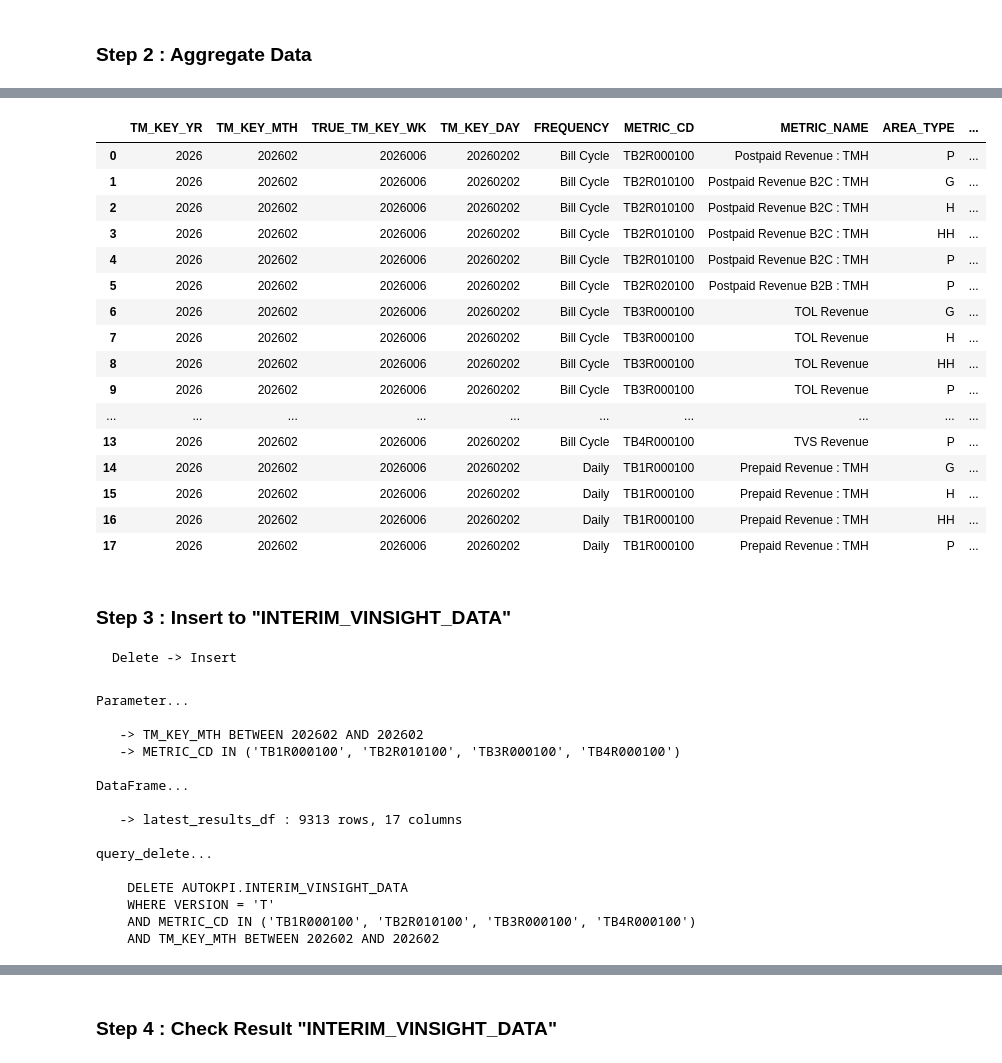
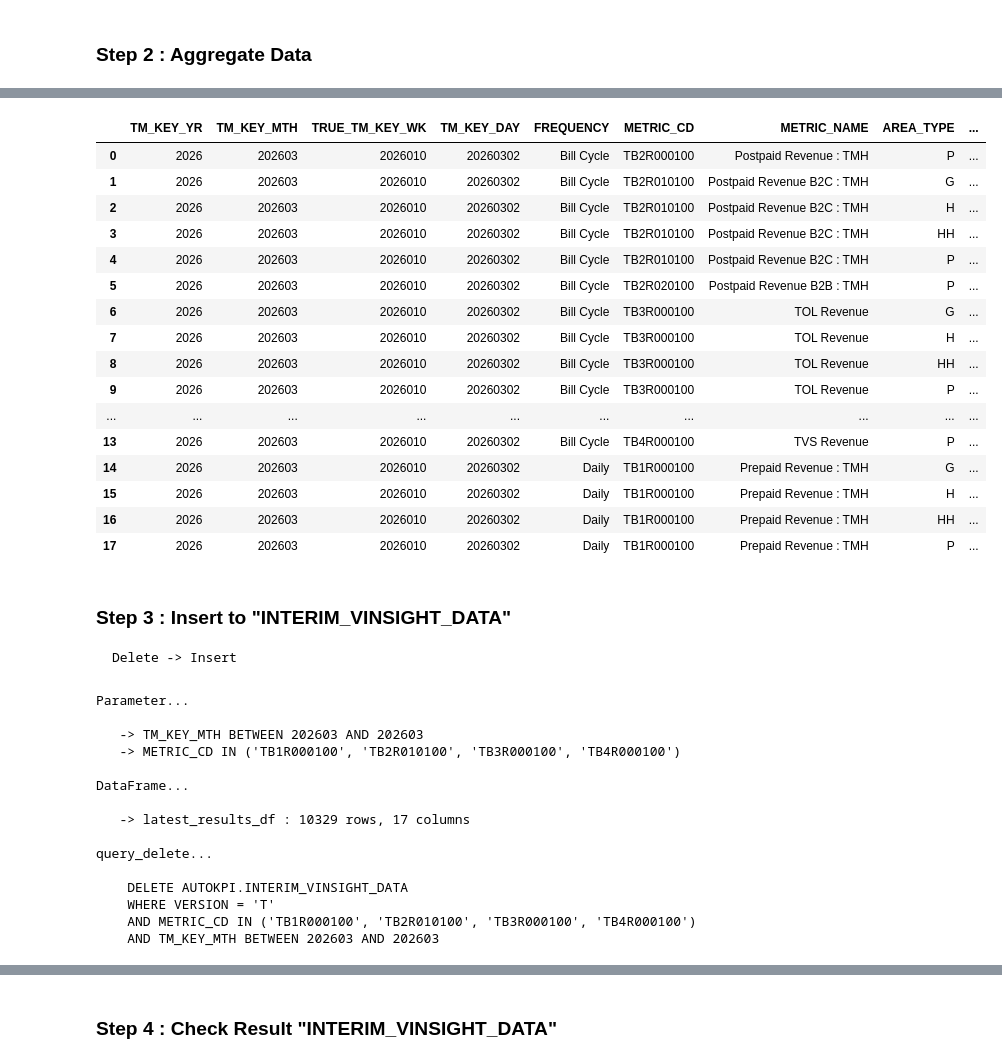
Before and after one commit to ruzlim/Jupyter, a Jupyter notebook: ETL/Target/Target Revenue TRUE.ipynb, the cells around one changed output, grey strips where cells are left out. Saved outputs shown, nothing was run; the diff lists cells and outputs as text; code cells hidden in the pictures.

```diff
--- a/ETL/Target/Target Revenue TRUE.ipynb
+++ b/ETL/Target/Target Revenue TRUE.ipynb
@@ -171,7 +171,7 @@ bill_cycle_df = bill_cycle_df[bill_cycle_cols]
 
 ''' Filter '''
 raw_df = src_df.copy()
-raw_df = raw_df.loc[raw_df['TM_KEY_MTH']==202602]
+raw_df = raw_df.loc[raw_df['TM_KEY_MTH']==202603]
 # raw_df = raw_df.loc[raw_df['TM_KEY_MTH']>=202510]
 # raw_df = raw_df.loc[raw_df['METRIC_CD']=='TB1R000100'] #Prepaid Revenue : TMH
 # raw_df = raw_df.loc[raw_df['TM_KEY_MTH'].isin([202501, 202502, 202503])]
@@ -406,33 +406,33 @@ latest_results_df.tail(3)
 # %%
-sample_daily_df = latest_results_df.loc[latest_results_df['TM_KEY_DAY']==20260202]
+sample_daily_df = latest_results_df.loc[latest_results_df['TM_KEY_DAY']==20260302]
 
 sample_daily_df = sample_daily_df\
     .groupby(['TM_KEY_YR', 'TM_KEY_MTH', 'TRUE_TM_KEY_WK', 'TM_KEY_DAY', 'FREQUENCY', 'METRIC_CD', 'METRIC_NAME', 'AREA_TYPE'])\
         .agg({'MTH_VALUE': 'sum'}).reset_index()
 
 mod_col_list = sample_daily_df.iloc[:, 8:].columns.tolist()
 for col in mod_col_list:
     sample_daily_df[col] = sample_daily_df[col].apply(lambda x: format(x, ',.0f'))
 
 sample_daily_df
 # %% [output]
 |  | TM_KEY_YR | TM_KEY_MTH | TRUE_TM_KEY_WK | TM_KEY_DAY | FREQUENCY | METRIC_CD | METRIC_NAME | AREA_TYPE | ... |
-| 0 | 2026 | 202602 | 2026006 | 20260202 | Bill Cycle | TB2R000100 | Postpaid Revenue : TMH | P | ... |
-| 1 | 2026 | 202602 | 2026006 | 20260202 | Bill Cycle | TB2R010100 | Postpaid Revenue B2C : TMH | G | ... |
-| 2 | 2026 | 202602 | 2026006 | 20260202 | Bill Cycle | TB2R010100 | Postpaid Revenue B2C : TMH | H | ... |
-| 3 | 2026 | 202602 | 2026006 | 20260202 | Bill Cycle | TB2R010100 | Postpaid Revenue B2C : TMH | HH | ... |
-| 4 | 2026 | 202602 | 2026006 | 20260202 | Bill Cycle | TB2R010100 | Postpaid Revenue B2C : TMH | P | ... |
-| 5 | 2026 | 202602 | 2026006 | 20260202 | Bill Cycle | TB2R020100 | Postpaid Revenue B2B : TMH | P | ... |
-| 6 | 2026 | 202602 | 2026006 | 20260202 | Bill Cycle | TB3R000100 | TOL Revenue | G | ... |
-| 7 | 2026 | 202602 | 2026006 | 20260202 | Bill Cycle | TB3R000100 | TOL Revenue | H | ... |
-| 8 | 2026 | 202602 | 2026006 | 20260202 | Bill Cycle | TB3R000100 | TOL Revenue | HH | ... |
-| 9 | 2026 | 202602 | 2026006 | 20260202 | Bill Cycle | TB3R000100 | TOL Revenue | P | ... |
+| 0 | 2026 | 202603 | 2026010 | 20260302 | Bill Cycle | TB2R000100 | Postpaid Revenue : TMH | P | ... |
+| 1 | 2026 | 202603 | 2026010 | 20260302 | Bill Cycle | TB2R010100 | Postpaid Revenue B2C : TMH | G | ... |
+| 2 | 2026 | 202603 | 2026010 | 20260302 | Bill Cycle | TB2R010100 | Postpaid Revenue B2C : TMH | H | ... |
+| 3 | 2026 | 202603 | 2026010 | 20260302 | Bill Cycle | TB2R010100 | Postpaid Revenue B2C : TMH | HH | ... |
+| 4 | 2026 | 202603 | 2026010 | 20260302 | Bill Cycle | TB2R010100 | Postpaid Revenue B2C : TMH | P | ... |
+| 5 | 2026 | 202603 | 2026010 | 20260302 | Bill Cycle | TB2R020100 | Postpaid Revenue B2B : TMH | P | ... |
+| 6 | 2026 | 202603 | 2026010 | 20260302 | Bill Cycle | TB3R000100 | TOL Revenue | G | ... |
+| 7 | 2026 | 202603 | 2026010 | 20260302 | Bill Cycle | TB3R000100 | TOL Revenue | H | ... |
+| 8 | 2026 | 202603 | 2026010 | 20260302 | Bill Cycle | TB3R000100 | TOL Revenue | HH | ... |
+| 9 | 2026 | 202603 | 2026010 | 20260302 | Bill Cycle | TB3R000100 | TOL Revenue | P | ... |
 | ... | ... | ... | ... | ... | ... | ... | ... | ... | ... |
-| 13 | 2026 | 202602 | 2026006 | 20260202 | Bill Cycle | TB4R000100 | TVS Revenue | P | ... |
-| 14 | 2026 | 202602 | 2026006 | 20260202 | Daily | TB1R000100 | Prepaid Revenue : TMH | G | ... |
-| 15 | 2026 | 202602 | 2026006 | 20260202 | Daily | TB1R000100 | Prepaid Revenue : TMH | H | ... |
-| 16 | 2026 | 202602 | 2026006 | 20260202 | Daily | TB1R000100 | Prepaid Revenue : TMH | HH | ... |
-| 17 | 2026 | 202602 | 2026006 | 20260202 | Daily | TB1R000100 | Prepaid Revenue : TMH | P | ... |
+| 13 | 2026 | 202603 | 2026010 | 20260302 | Bill Cycle | TB4R000100 | TVS Revenue | P | ... |
+| 14 | 2026 | 202603 | 2026010 | 20260302 | Daily | TB1R000100 | Prepaid Revenue : TMH | G | ... |
+| 15 | 2026 | 202603 | 2026010 | 20260302 | Daily | TB1R000100 | Prepaid Revenue : TMH | H | ... |
+| 16 | 2026 | 202603 | 2026010 | 20260302 | Daily | TB1R000100 | Prepaid Revenue : TMH | HH | ... |
+| 17 | 2026 | 202603 | 2026010 | 20260302 | Daily | TB1R000100 | Prepaid Revenue : TMH | P | ... |
 # %%
 # main_kpi_df = merge_hh_df
 # main_kpi_df = main_kpi_df[['CUST_TYPE', 'TM_KEY_YR', 'TM_KEY_MTH', 'TRUE_TM_KEY_WK', 'TM_KEY_DAY', 'DAYS_IN_MONTH', 'PERIODFLAG', 'PRODUCT_GRP', 'FREQUENCY', 'METRIC_CD', 'METRIC_NAME', 'COMP_CD', 'VERSION', 'AREA_TYPE', 'AREA_KEY', 'AREA_DESC', 'TARGET_MTH', 'TARGET_DAY']]
@@ -479,19 +479,19 @@ print(f'\nquery_delete...\n{query_delete}')
 # %% [output]
 Parameter...
 
-   -> TM_KEY_MTH BETWEEN 202602 AND 202602
+   -> TM_KEY_MTH BETWEEN 202603 AND 202603
    -> METRIC_CD IN ('TB1R000100', 'TB2R010100', 'TB3R000100', 'TB4R000100')
 
 DataFrame...
 
-   -> latest_results_df : 9313 rows, 17 columns
+   -> latest_results_df : 10329 rows, 17 columns
 
 query_delete...
 
     DELETE AUTOKPI.INTERIM_VINSIGHT_DATA
     WHERE VERSION = 'T'
     AND METRIC_CD IN ('TB1R000100', 'TB2R010100', 'TB3R000100', 'TB4R000100')
-    AND TM_KEY_MTH BETWEEN 202602 AND 202602
+    AND TM_KEY_MTH BETWEEN 202603 AND 202603
 # %%
 ''' DELETE -> INSERT '''
 
```
Also changed, not shown: parts of 15 cells of this notebook, 3 other files.
